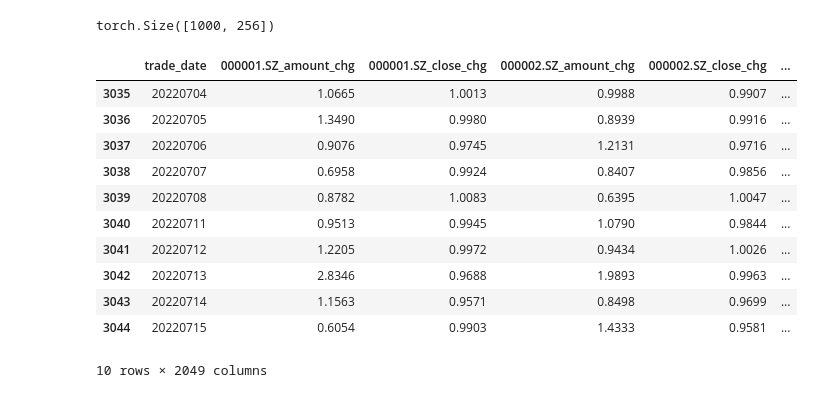
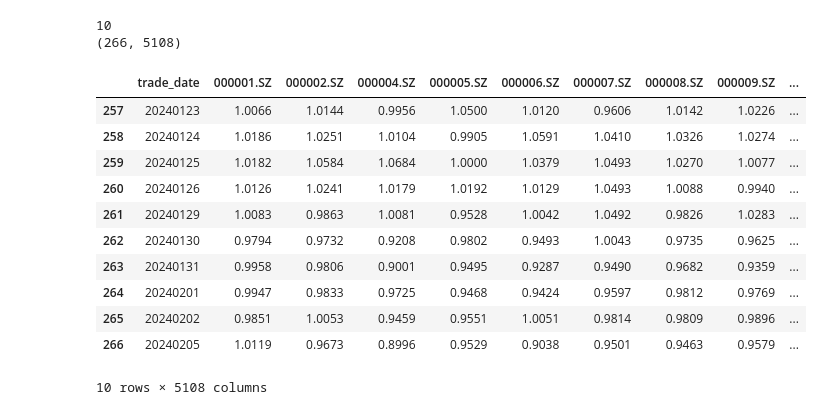
Before and after one commit to ren545457803/nanoGPT, a Jupyter notebook: train.ipynb, the cells around one changed output. Saved outputs shown, nothing was run; the diff lists cells and outputs as text; code cells hidden in the pictures.

```diff
--- a/train.ipynb
+++ b/train.ipynb
@@ -138,15 +141,17 @@ df = test
 # %%
+# 写个python程序，从pandas数据中获取一批训练数据：
+# 1. 读取pandas数据A，格式是：[trade_date, label1, label2, label3，。。。]，date的样例有：20230104，label*是数字，样例有1.0399、0.9943
+# 2. X是生成指定格式的shape = [shape, ]
 
 
 
-# pd_train_data.iloc[:, range(1, pd_train_data.shape[1], 2)] = 1
 
+import random
 
-# 将NumPy数组转换为pandas DataFrame
-train_data = torch.tensor(pd_train_data.iloc[:, 1:n_embd+1].values, dtype=torch.float16)
-val_data = torch.tensor(pd_val_data.iloc[:100, 1:n_embd+1].values, dtype=torch.float16)
-print(train_data.shape)
+random.seed(42)
 torch.manual_seed(33)
+
+print(pd_train_data.shape)
 
 def print_data_info(split, index_data, index_id):
     data = pd_train_data if split == 'train' else pd_val_data
@@ -156,50 +161,52 @@ def print_data_info(split, index_data, index_id):
 
 
 def get_batch(split):
-    data = train_data if split == 'train' else val_data
-    data = train_data
+    data = pd_train_data if split == 'train' else pd_val_data
+    data = pd_train_data
 
-    indices = torch.randint(len(data) - block_size - 1, (batch_size,))
+    indices = [random.randint(0, len(data) -1 - block_size) for _ in range(batch_size)]
+
     x = torch.stack([data[i:i+block_size] for i in indices])
     y_indices = [torch.arange(0, len(x[i][0]) // 2) for i, j in enumerate(indices)]
 
     y_list = []
     for i, j in enumerate(indices):
         next_row = data[j + 1:j + 1 + block_size]
         price_chg_cols = [2 * col + 1 for col in y_indices[i]]
 
         topk = 3
         topk_values, topk_indices = next_row[:, price_chg_cols].topk(topk, dim=1)
 
         random_indices = torch.randint(0, topk, (topk_indices.size(0),))
         selected_indices = topk_indices[torch.arange(topk_indices.size(0)), random_indices]
 
         y_list.append(selected_indices.clone().detach())
         if i ==0 :
             print_data_info(split, (j+1).item(), selected_indices[0].item())
 
 
 
     y = torch.stack(y_list)
 
     x, y = x.to(device), y.to(device)
     return x, y
 
 pd_train_data.iloc[-10:,]
 # %% [output]
-torch.Size([1000, 256])
+10
+(266, 5108)
-|  | trade_date | 000001.SZ_amount_chg | 000001.SZ_close_chg | 000002.SZ_amount_chg | 000002.SZ_close_chg | ... |
-| 3035 | 20220704 | 1.0665 | 1.0013 | 0.9988 | 0.9907 | ... |
-| 3036 | 20220705 | 1.3490 | 0.9980 | 0.8939 | 0.9916 | ... |
-| 3037 | 20220706 | 0.9076 | 0.9745 | 1.2131 | 0.9716 | ... |
-| 3038 | 20220707 | 0.6958 | 0.9924 | 0.8407 | 0.9856 | ... |
-| 3039 | 20220708 | 0.8782 | 1.0083 | 0.6395 | 1.0047 | ... |
-| 3040 | 20220711 | 0.9513 | 0.9945 | 1.0790 | 0.9844 | ... |
-| 3041 | 20220712 | 1.2205 | 0.9972 | 0.9434 | 1.0026 | ... |
-| 3042 | 20220713 | 2.8346 | 0.9688 | 1.9893 | 0.9963 | ... |
-| 3043 | 20220714 | 1.1563 | 0.9571 | 0.8498 | 0.9699 | ... |
-| 3044 | 20220715 | 0.6054 | 0.9903 | 1.4333 | 0.9581 | ... |
+|  | trade_date | 000001.SZ | 000002.SZ | 000004.SZ | 000005.SZ | 000006.SZ | 000007.SZ | 000008.SZ | 000009.SZ | ... |
+| 257 | 20240123 | 1.0066 | 1.0144 | 0.9956 | 1.0500 | 1.0120 | 0.9606 | 1.0142 | 1.0226 | ... |
+| 258 | 20240124 | 1.0186 | 1.0251 | 1.0104 | 0.9905 | 1.0591 | 1.0410 | 1.0326 | 1.0274 | ... |
+| 259 | 20240125 | 1.0182 | 1.0584 | 1.0684 | 1.0000 | 1.0379 | 1.0493 | 1.0270 | 1.0077 | ... |
+| 260 | 20240126 | 1.0126 | 1.0241 | 1.0179 | 1.0192 | 1.0129 | 1.0493 | 1.0088 | 0.9940 | ... |
+| 261 | 20240129 | 1.0083 | 0.9863 | 1.0081 | 0.9528 | 1.0042 | 1.0492 | 0.9826 | 1.0283 | ... |
+| 262 | 20240130 | 0.9794 | 0.9732 | 0.9208 | 0.9802 | 0.9493 | 1.0043 | 0.9735 | 0.9625 | ... |
+| 263 | 20240131 | 0.9958 | 0.9806 | 0.9001 | 0.9495 | 0.9287 | 0.9490 | 0.9682 | 0.9359 | ... |
+| 264 | 20240201 | 0.9947 | 0.9833 | 0.9725 | 0.9468 | 0.9424 | 0.9597 | 0.9812 | 0.9769 | ... |
+| 265 | 20240202 | 0.9851 | 1.0053 | 0.9459 | 0.9551 | 1.0051 | 0.9814 | 0.9809 | 0.9896 | ... |
+| 266 | 20240205 | 1.0119 | 0.9673 | 0.8996 | 0.9529 | 0.9038 | 0.9501 | 0.9463 | 0.9579 | ... |
-10 rows × 2049 columns
+10 rows × 5108 columns
 # %%
 ix = pd.DataFrame(range(2, n_embd+1, 2))
 
```
Also changed, not shown: parts of 3 cells of this notebook.
